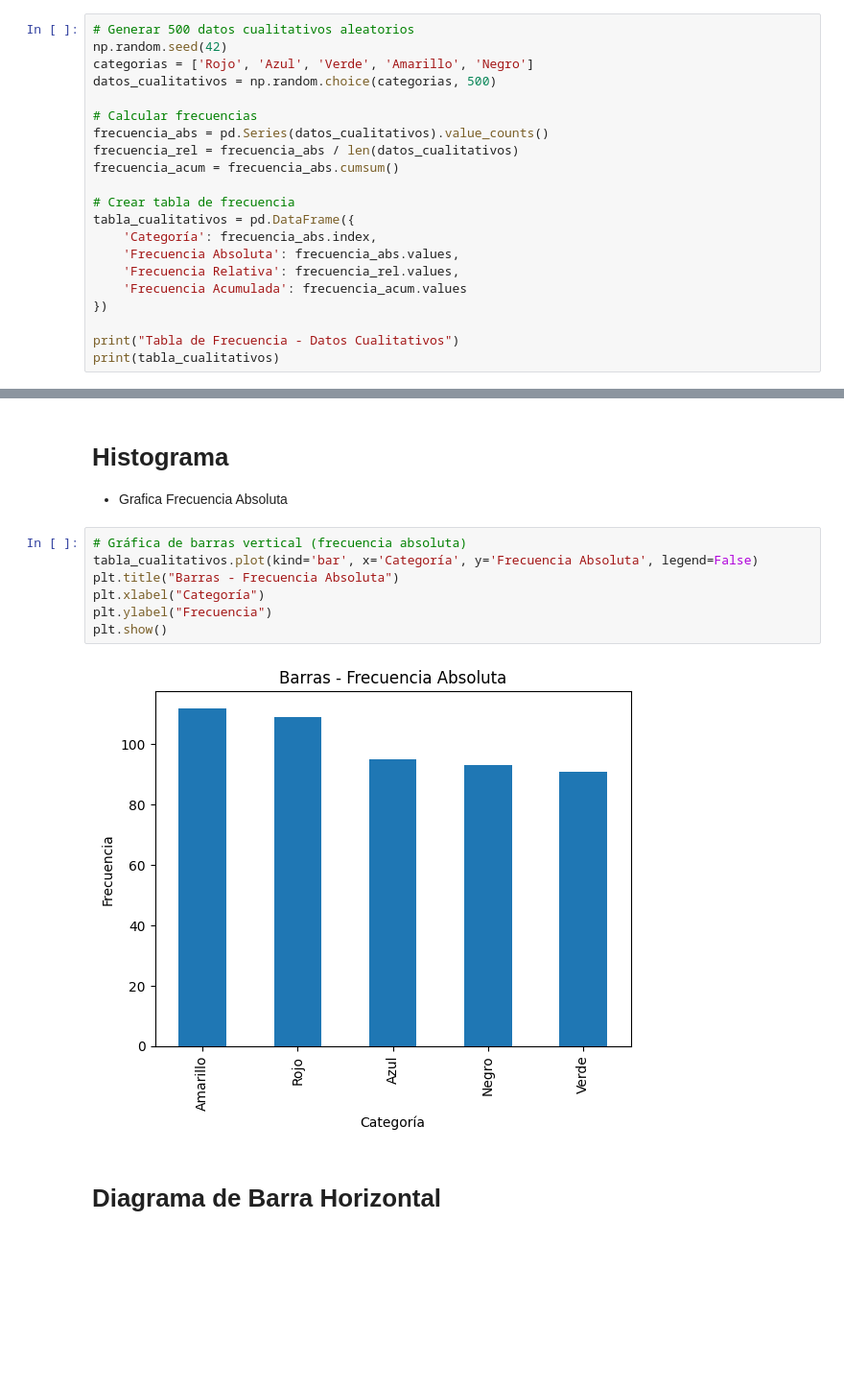
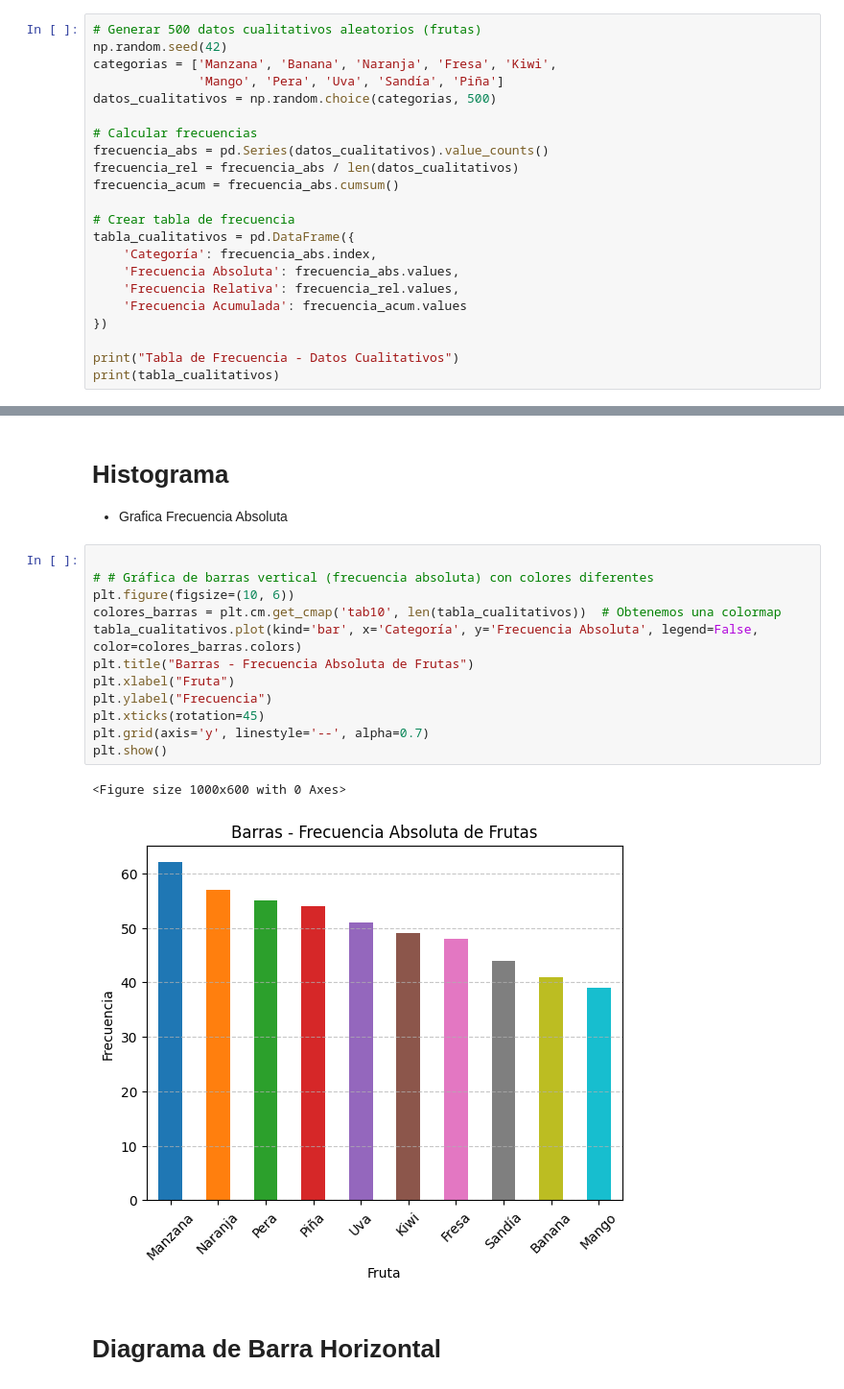
Before and after one commit to SamSCG/PROB-Y-EST, a Jupyter notebook: Nootebook1.ipynb, the cells around one changed output, grey strips where cells are left out. Shown: that part at 96% size. Saved outputs shown, nothing was run; the diff lists cells and outputs as text; blank space fills up the shorter version.

```diff
--- a/Nootebook1.ipynb
+++ b/Nootebook1.ipynb
@@ -12,7 +46,8 @@ setup terminado
 # %%
-# Generar 500 datos cualitativos aleatorios
+# Generar 500 datos cualitativos aleatorios (frutas)
 np.random.seed(42)
-categorias = ['Rojo', 'Azul', 'Verde', 'Amarillo', 'Negro']
+categorias = ['Manzana', 'Banana', 'Naranja', 'Fresa', 'Kiwi',
+              'Mango', 'Pera', 'Uva', 'Sandía', 'Piña']
 datos_cualitativos = np.random.choice(categorias, 500)
 
 # Calcular frecuencias
@@ -43,14 +83,20 @@ Tabla de Frecuencia - Datos Cualitativos
 
 - Grafica Frecuencia Absoluta
 # %%
-# Gráfica de barras vertical (frecuencia absoluta)
-tabla_cualitativos.plot(kind='bar', x='Categoría', y='Frecuencia Absoluta', legend=False)
-plt.title("Barras - Frecuencia Absoluta")
-plt.xlabel("Categoría")
+
+# # Gráfica de barras vertical (frecuencia absoluta) con colores diferentes
+plt.figure(figsize=(10, 6))
+colores_barras = plt.cm.get_cmap('tab10', len(tabla_cualitativos))  # Obtenemos una colormap
+tabla_cualitativos.plot(kind='bar', x='Categoría', y='Frecuencia Absoluta', legend=False, color=colores_barras.colors)
+plt.title("Barras - Frecuencia Absoluta de Frutas")
+plt.xlabel("Fruta")
 plt.ylabel("Frecuencia")
+plt.xticks(rotation=45)
+plt.grid(axis='y', linestyle='--', alpha=0.7)
 plt.show()
 # %% [output]
+<Figure size 1000x600 with 0 Axes>
-[figure, old version]
+[figure, new version]
 # %% [markdown]
 # Diagrama de Barra Horizontal
 # %%
```
Also changed, not shown: parts of 6 cells of this notebook.
